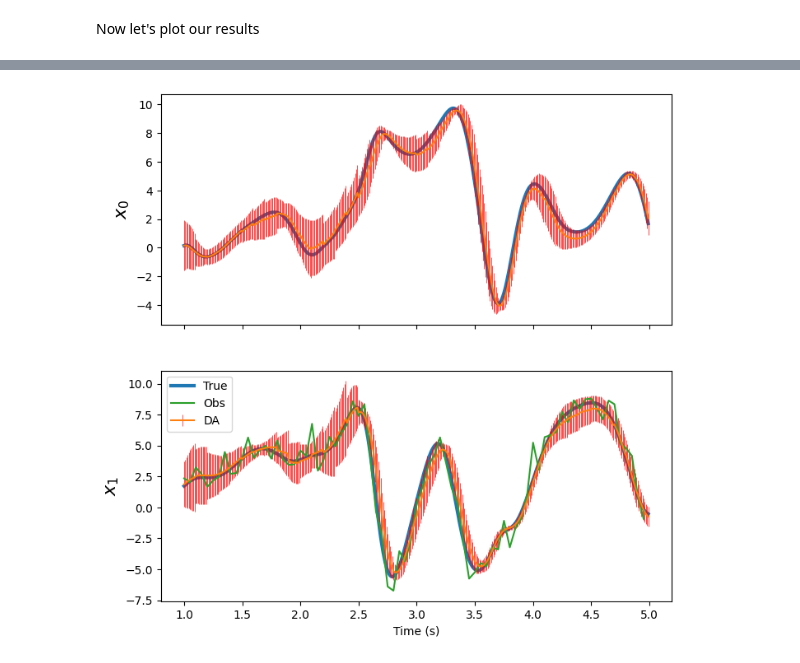
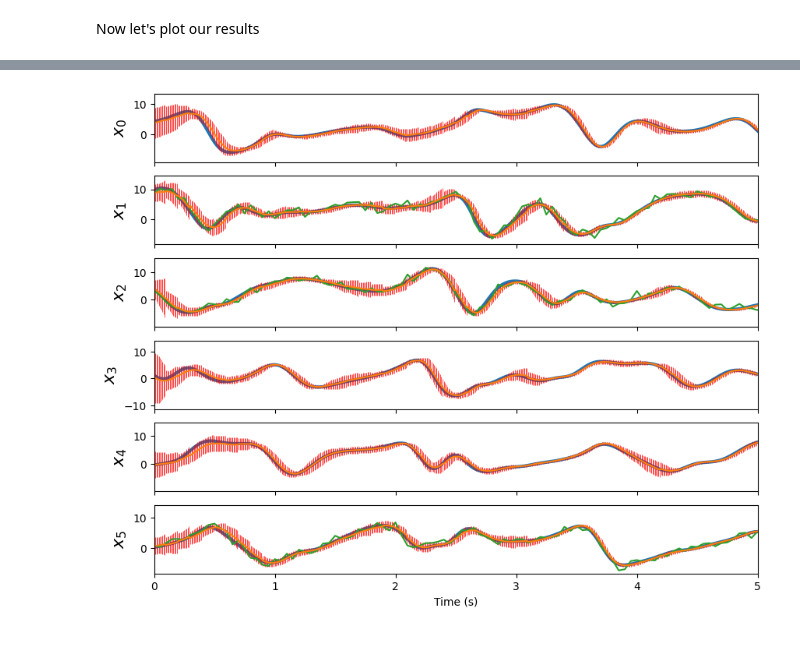
Before and after one commit to StevePny/DataAssimBench-Examples, a Jupyter notebook: examples/da_cycler/2-ETKF-Lorenz96.ipynb, the cells around one changed output, grey strips where cells are left out. Drawn from its saved outputs; the diff is of its cells as text; code cells hidden in the pictures.

```diff
--- a/examples/da_cycler/2-ETKF-Lorenz96.ipynb
+++ b/examples/da_cycler/2-ETKF-Lorenz96.ipynb
@@ -83,3 +80,9 @@ dc = dab.dacycler.ETKF(system_dim=nature_run.system_dim, # 6
+# %%
+obs_vec_l96 = obs_vec_l96.assign(
+    indices=(['time','observations'],
+             np.tile(np.where(nature_run['i'].isin(obs_vec_l96['i']))[0], obs_vec_l96.sizes['time']).reshape(obs_vec_l96.sizes['time'], -1))
+)
+obs_vec_l96 = obs_vec_l96.assign_attrs(stationary_observers=True)
 # %%
 cur_tstep = 0
 
@@ -101,13 +97,3 @@ out_statevec = dc.cycle(
     return_forecast=True)
 # %% [markdown]
 Now let's plot our results
-# %%
-fig, axes = plt.subplots(6, 1, sharex = True, figsize = (10, 8))
-for j, ax in enumerate(axes):
-    ax.plot(out_statevec.times[:500], nature_run.values[0:500,j], lw = 3, label = 'True')
-    ax.errorbar(out_statevec.times[:500], np.mean(out_statevec.values, axis=1)[:500,j],
-                yerr=np.ptp(out_statevec.values, axis=1)[:500,j], elinewidth=0.5, ecolor='red')
-    ax.plot(obs_vec_l96.times[0:100], obs_vec_l96.values[000:100, np.where(j == obs_vec_l96.location_indices[0])[0]])
-    ax.set_ylabel(r'$x_{:d}$'.format(j), fontsize = 16)
-ax.set_xlabel('Time (s)')
-plt.show()
@@ -116,14 +100,18 @@ plt.show()
-# %%
-# Zoom in a bit to see the eexamples/da_cycler/Solvik_Penny_Hoyer_2024-Backprop4DVar/2A-PYQG-Jax-RayTune.ipynbrror more clearly
-fig, axes = plt.subplots(2, 1, sharex = True, figsize = (8, 8))
-for j, ax in enumerate(axes):
-    ax.plot(out_statevec.times[100:500], nature_run.values[100:500,j], lw = 3, label = 'True')
-    ax.errorbar(out_statevec.times[100:500], np.mean(out_statevec.values, axis=1)[100:500,j],
-                yerr=np.ptp(out_statevec.values, axis=1)[100:500,j], elinewidth=0.5, ecolor='red', label='DA')
-    ax.set_ylabel(r'$x_{:d}$'.format(j), fontsize = 16)
-    ax.plot(obs_vec_l96.times[20:100], obs_vec_l96.values[20:100, np.where(j == obs_vec_l96.location_indices[0])[0]], label='Obs')
-ax.set_xlabel('Time (s)')
-axes[1].legend()
-plt.show()
-# %% [output]
-[figure, removed]
+# %%
+out_xr = out_xr.stack({'time':['cycle','cycle_timestep']}, create_index=False)
+out_xr = out_xr.assign_coords(time=nature_run.time[cur_tstep:cur_tstep+out_xr.sizes['time']])
+# %%
+ensemble_range = out_xr['x'].max(dim='ensemble') - out_xr['x'].min(dim='ensemble')
+ensemble_mean = out_xr['x'].mean(dim='ensemble')
+fig, axes = plt.subplots(6, 1, sharex = True, figsize = (10, 8))
+for j, ax in enumerate(axes):
+    ax.set_xlim(nature_run['time'].data[0], nature_run['time'].data[500])
+    ax.plot(nature_run.time, nature_run['x'].sel(i=j), lw = 3, label = 'True')
+    ax.errorbar(ensemble_mean.time, ensemble_mean.sel(i=j),
+                yerr=ensemble_range.sel(i=j), elinewidth=0.5, ecolor='red')
+    ax.plot(obs_vec_l96.time, obs_vec_l96['x'][:, np.where(j == obs_vec_l96.indices[0])[0]])
+    ax.set_ylabel(r'$x_{:d}$'.format(j), fontsize = 16)
+ax.set_xlabel('Time (s)')
+plt.show()
+# %% [output]
+[figure, added]
```
Also changed, not shown: parts of 13 cells of this notebook.
